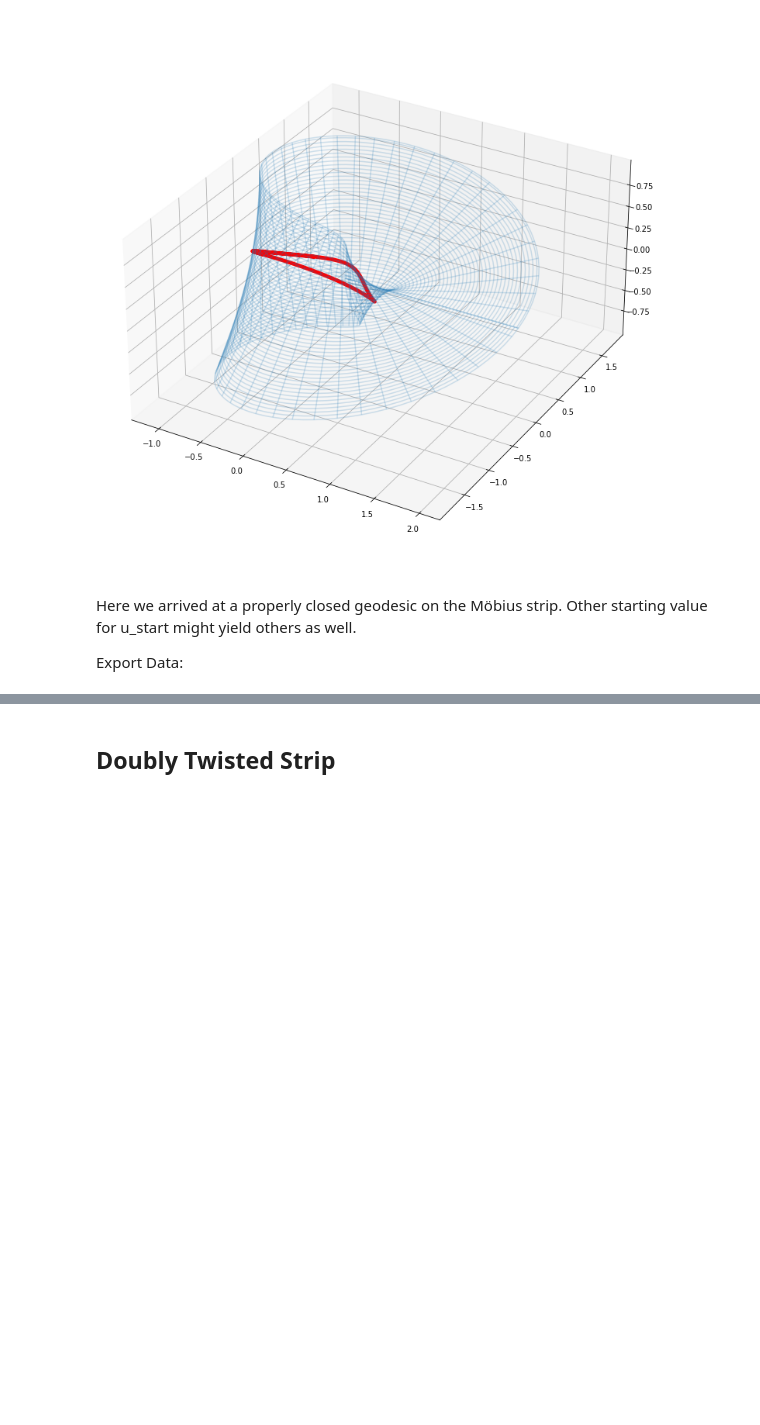
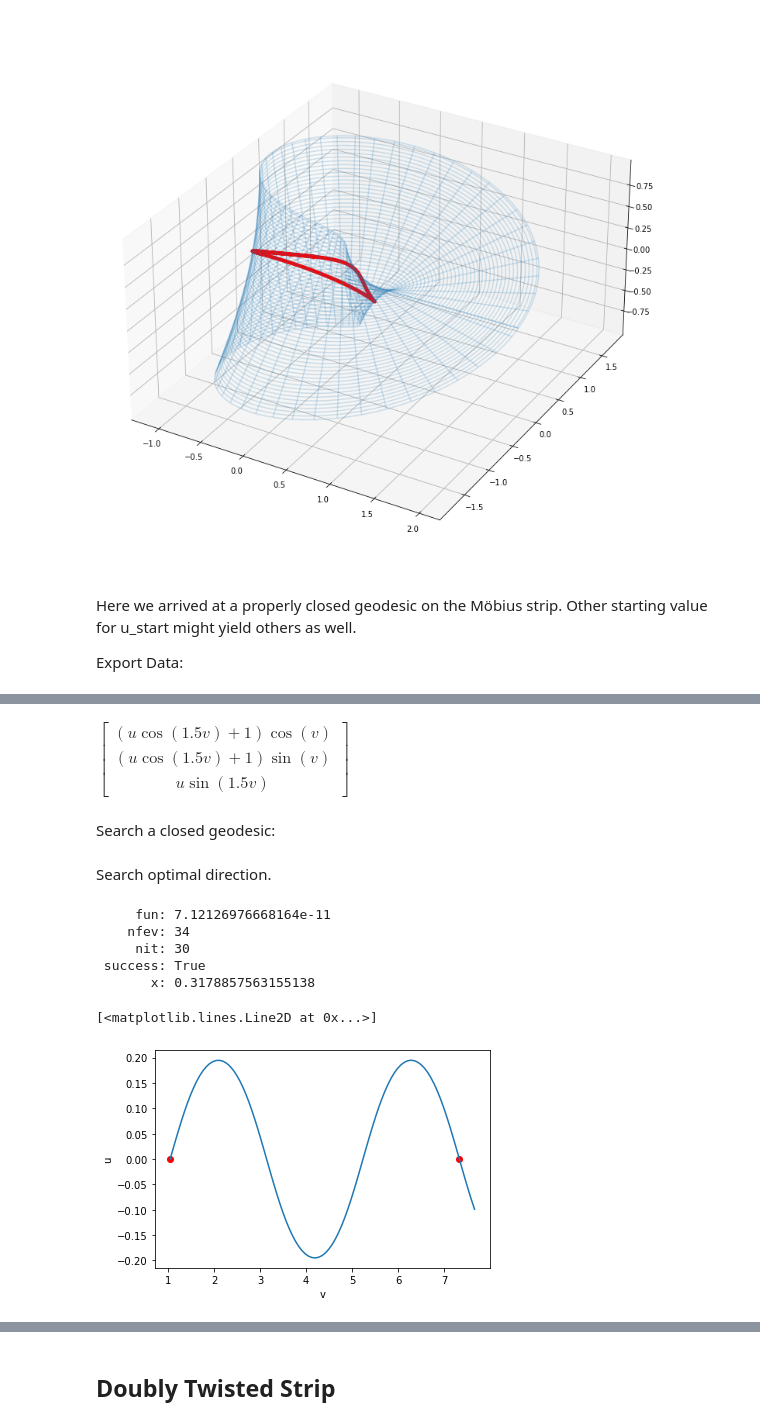
Before and after one commit to mu2718/riddles, a Jupyter notebook: Geodesics_on_Curved_Surfaces.ipynb, the cells around one changed output, grey strips where cells are left out. Saved outputs shown, nothing was run; the diff lists cells and outputs as text; code cells hidden in the pictures; blank space fills up the shorter version.

Commit message:
geodesics: added triple twisted strip

```diff
--- a/Geodesics_on_Curved_Surfaces.ipynb
+++ b/Geodesics_on_Curved_Surfaces.ipynb
@@ -433,0 +437,59 @@ np.savetxt('geodesic_mobius_coords_xyz.csv', curve_coordinates.squeeze().transpo
+# %%
+u, v = symbols('u v')
+
+R = 1
+X = Matrix([(R + u * cos(1.5 * v)) * cos(v),
+            (R + u * cos(1.5 * v)) * sin(v),
+            u * sin(1.5 * v)])
+
+X_num = lambdify((u, v), X, 'numpy')
+
+# calculate surface points
+u_grid, v_grid = np.meshgrid(np.linspace(-.5, .5, 100),
+                             np.linspace(0, 2*np.pi, 100))
+surface = X_num(u_grid, v_grid)
+
+X
+# %% [output]
+$\displaystyle \left[\begin{matrix}\left(u \cos{\left(1.5 v \right)} + 1\right) \cos{\left(v \right)}\\\left(u \cos{\left(1.5 v \right)} + 1\right) \sin{\left(v \right)}\\u \sin{\left(1.5 v \right)}\end{matrix}\right]$
+# %% [markdown]
+Search a closed geodesic:
+# %%
+tmax = 6    # max t parameter = max geodesic length
+u_start = 0   # starting point u
+v_start = np.pi/2/1.5   #   ... and  v
+
+# define end coordinates which correspond to a closed loop
+u_end_target =  - u_start         # Möbius strip: u -> u after one turn
+v_end_target = v_start + 2*np.pi  # one single turn
+# %% [markdown]
+Search optimal direction.
+# %%
+minimizer = scipy.optimize.minimize_scalar(closed_loop_metric, bracket=[0.2, 0.3])
+print(minimizer)
+du_dt_closedloop = minimizer.x
+# %% [output]
+     fun: 7.12126976668164e-11
+    nfev: 34
+     nit: 30
+ success: True
+       x: 0.3178857563155138
+# %%
+y0 = [u_start, du_dt_closedloop, v_start, 1]  # as defined in closed_loop_metric()
+g = geodesic(X, u, v, y0, tmax)
+# %%
+%matplotlib inline
+fig = plt.figure()
+ax = fig.add_subplot()
+ax.set_xlabel('v')
+ax.set_ylabel('u')
+
+# start and end point
+ax.plot([v_start, v_end_target], [u_start, u_end_target], 'o', color='red')
+
+t = np.linspace(0, tmax, 100)
+line = (g(t)[1], g(t)[0])
+ax.plot(*line)
+# %% [output]
+[<matplotlib.lines.Line2D at 0x...>]
+[figure, added]
```
Also changed, not shown: parts of 7 cells of this notebook, 2 other files.
